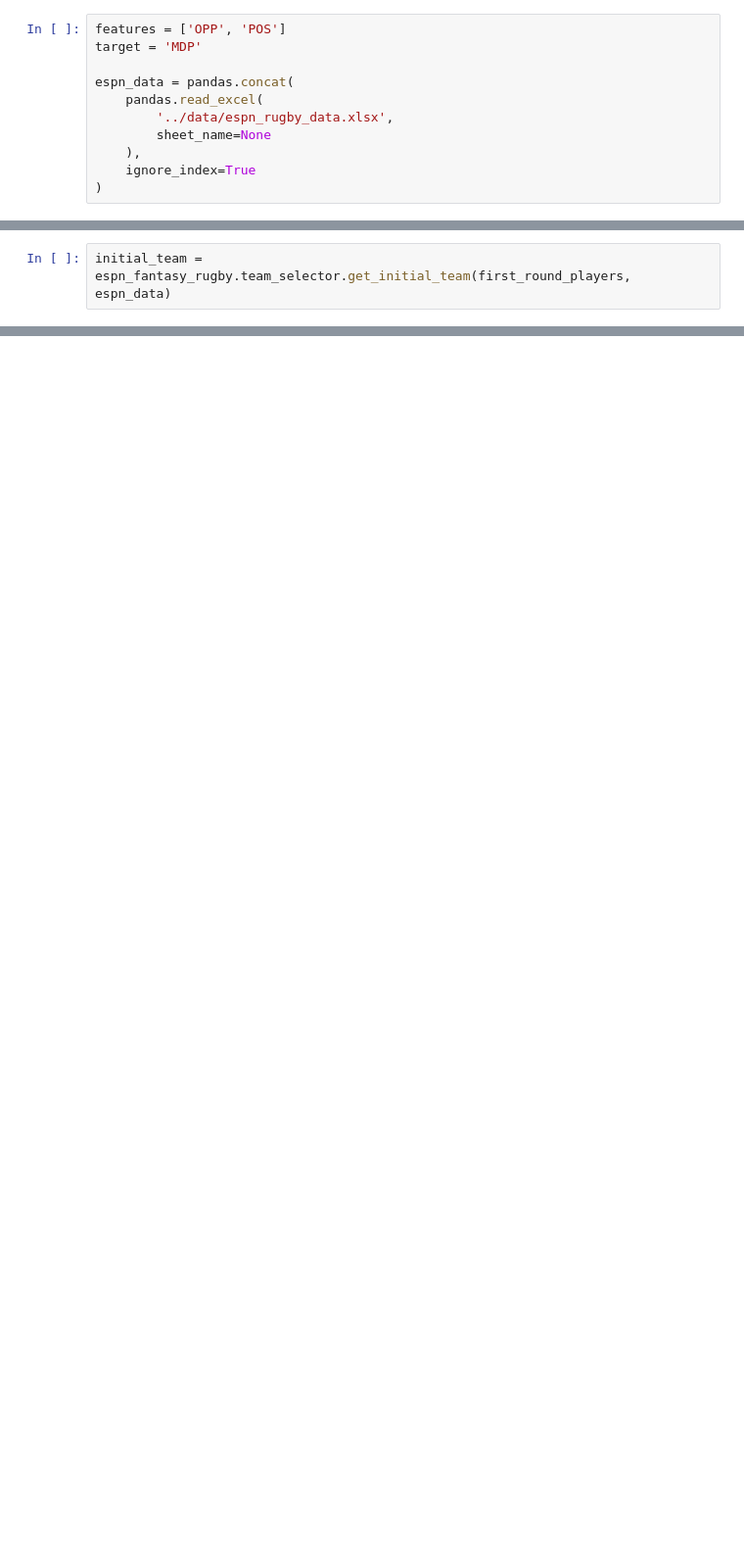
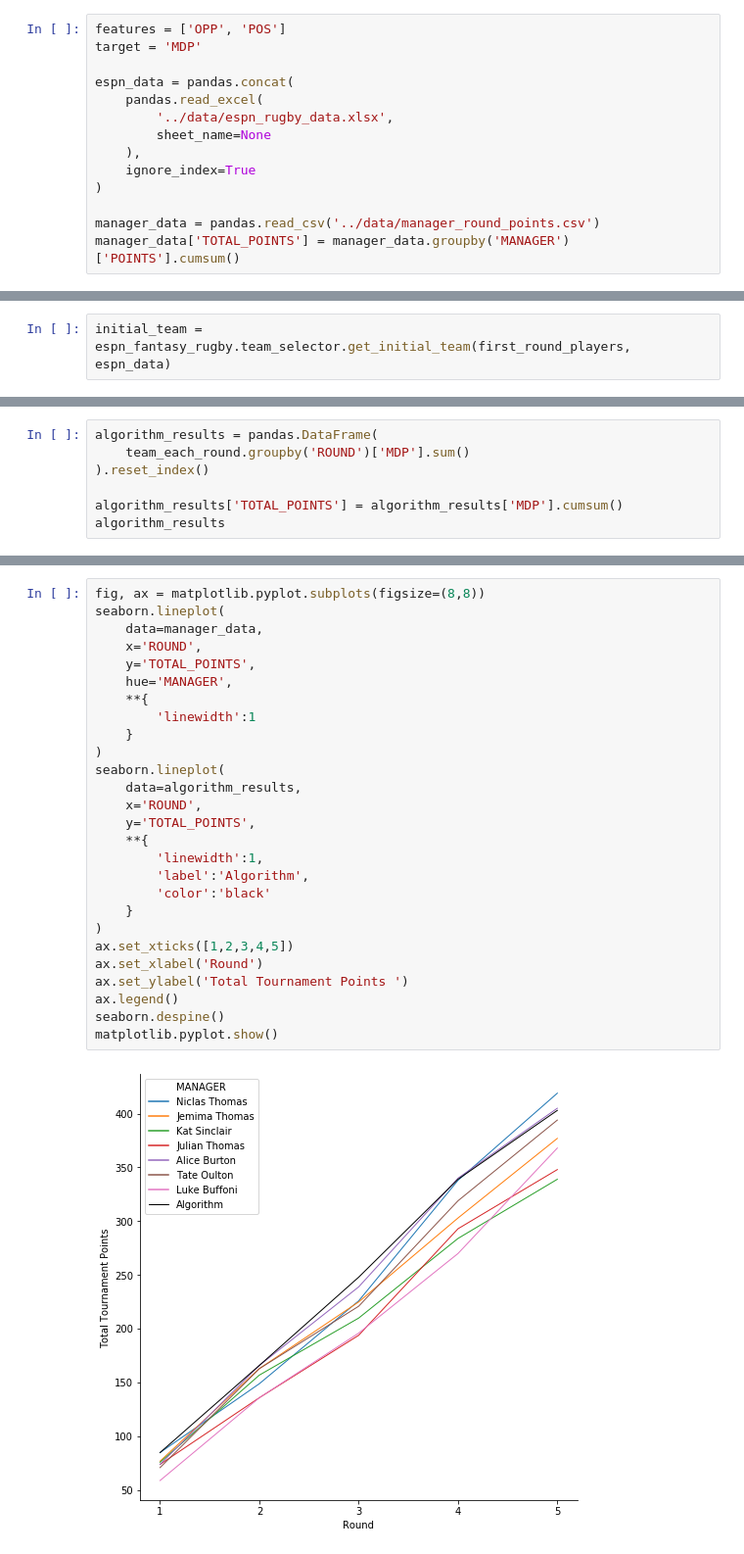
Before and after one commit to niclas-thomas/espn_fantasy_rugby, a Jupyter notebook: analytics/Team Selection.ipynb, the cells around one changed output, grey strips where cells are left out. Shown at 98% size. Cells and saved outputs as stored; diff of their text form; blank space fills up the shorter version.

Commit message:
Compare aglo vs managers

```diff
--- a/analytics/Team Selection.ipynb
+++ b/analytics/Team Selection.ipynb
@@ -14,3 +15,6 @@ espn_data = pandas.concat(
     ),
     ignore_index=True
 )
+
+manager_data = pandas.read_csv('../data/manager_round_points.csv')
+manager_data['TOTAL_POINTS'] = manager_data.groupby('MANAGER')['POINTS'].cumsum()
@@ -47,0 +96,7 @@ matplotlib.pyplot.show()
+# %%
+algorithm_results = pandas.DataFrame(
+    team_each_round.groupby('ROUND')['MDP'].sum()
+).reset_index()
+
+algorithm_results['TOTAL_POINTS'] = algorithm_results['MDP'].cumsum()
+algorithm_results
@@ -47,0 +119,29 @@ matplotlib.pyplot.show()
+# %%
+fig, ax = matplotlib.pyplot.subplots(figsize=(8,8))
+seaborn.lineplot(
+    data=manager_data,
+    x='ROUND',
+    y='TOTAL_POINTS',
+    hue='MANAGER',
+    **{
+        'linewidth':1
+    }
+)
+seaborn.lineplot(
+    data=algorithm_results,
+    x='ROUND',
+    y='TOTAL_POINTS',
+    **{
+        'linewidth':1,
+        'label':'Algorithm',
+        'color':'black'
+    }
+)
+ax.set_xticks([1,2,3,4,5])
+ax.set_xlabel('Round')
+ax.set_ylabel('Total Tournament Points ')
+ax.legend()
+seaborn.despine()
+matplotlib.pyplot.show()
+# %% [output]
+[figure, added]
```
Also changed, not shown: parts of 10 cells of this notebook, 1 other file.
